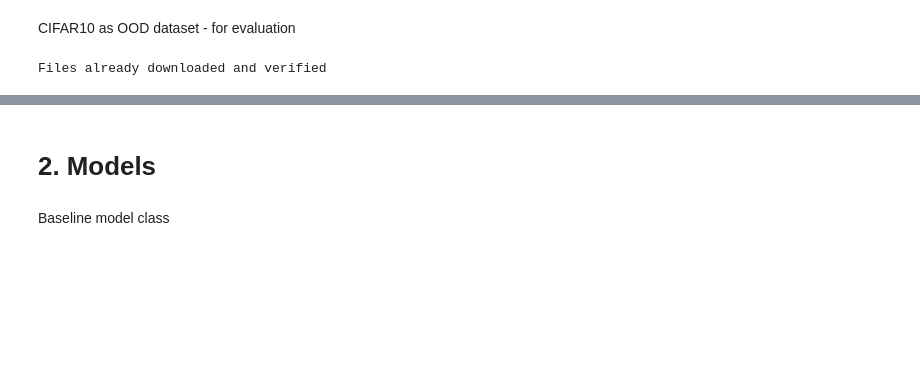
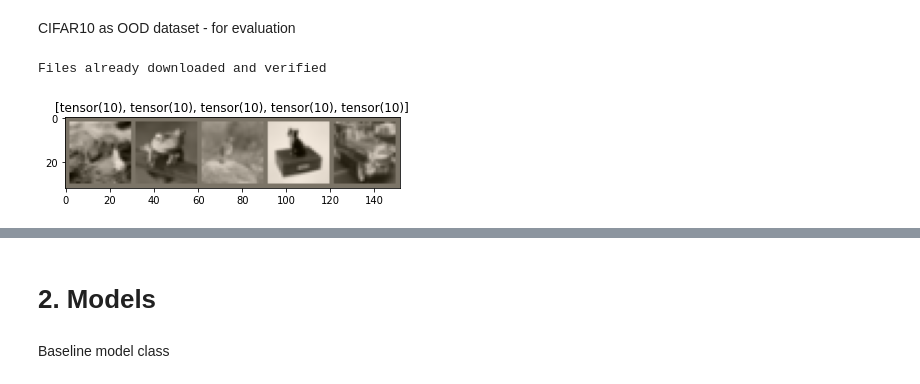
Before and after one commit to PanEyal/GMDL_Class, a Jupyter notebook: Project/GMDL_Final_Project.ipynb, the cells around one changed output, grey strips where cells are left out. Drawn from its saved outputs; the diff is of its cells as text; code cells hidden in the pictures; blank space fills up the shorter version.

```diff
--- a/Project/GMDL_Final_Project.ipynb
+++ b/Project/GMDL_Final_Project.ipynb
@@ -24,3 +50,17 @@ batch_size = 128
+# %%
+class data_set(Dataset):
+  """for Combined dataset."""
+  def __init__(self, dataset, targets):
+    self.dataset = dataset
+    self.targets = targets
+
+  def __getitem__(self, idx):
+    image = self.dataset[idx][0]
+    target = self.targets[idx]
+    return (image, target)
+
+  def __len__(self):
+    return len(self.dataset)
 # %% [markdown]
 MNIST - for training
 # %%
@@ -77,6 +115,8 @@ mnist_test_loader = torch.utils.data.DataLoader(mnist_test_set,
 # %% [markdown]
 CIFAR10 as OOD dataset - for evaluation
 # %%
+CIFAR10_SUBSET_SIZE = 1000
+
 cifar10_transform = transforms.Compose([transforms.ToTensor(),
                               transforms.Normalize(
                                   (0.4914, 0.4822, 0.4465),
@@ -84,11 +124,20 @@ cifar10_transform = transforms.Compose([transforms.ToTensor(),
                               transforms.Resize(28),
                               transforms.Grayscale(num_output_channels=1)])
 
-cifar10_data_set = torchvision.datasets.CIFAR10(root='./data',
+cifar10_test_set = torchvision.datasets.CIFAR10(root='./data',
                                               train=False,
                                               download=True,
                                               transform=cifar10_transform)
 
-cifar10_data_set = torch.utils.data.Subset(cifar10_data_set, np.random.choice(range(len(cifar10_data_set)), size=500))
+cifar10_test_subset_data = torch.utils.data.Subset(cifar10_test_set,
+                                                   np.random.choice(range(len(cifar10_test_set)),
+                                                                    size=CIFAR10_SUBSET_SIZE))
+sub_cifar10_targets = [10 for i in range(CIFAR10_SUBSET_SIZE)]
+cifar10_test_subset = data_set(cifar10_test_subset_data, sub_cifar10_targets)
+
+cifar10_test_loader = torch.utils.data.DataLoader(cifar10_test_subset,
+                                                batch_size=BATCH_SIZE,
+                                                shuffle=False,
+                                                num_workers=2)
 # %% [output]
 Files already downloaded and verified
@@ -124,0 +144,7 @@ combined_test_loader = torch.utils.data.DataLoader(
+# %%
+# Printing 5 CIFAR10 data examples
+inputs, classes = next(iter(cifar10_test_loader))
+out = torchvision.utils.make_grid(inputs[:5])
+imshow(out, title=[x for x in classes[:5]])
+# %% [output]
+[figure, added]
```
Also changed, not shown: parts of 30 cells of this notebook.
